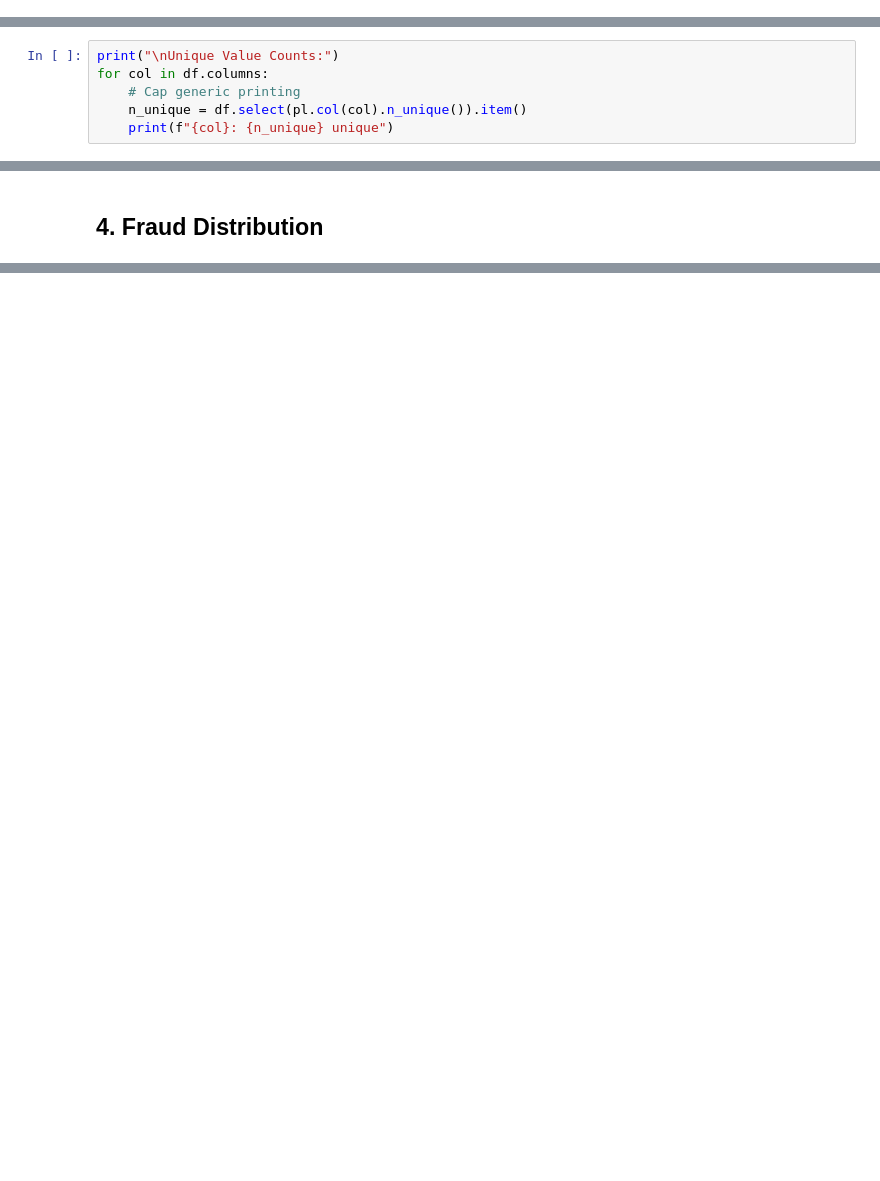
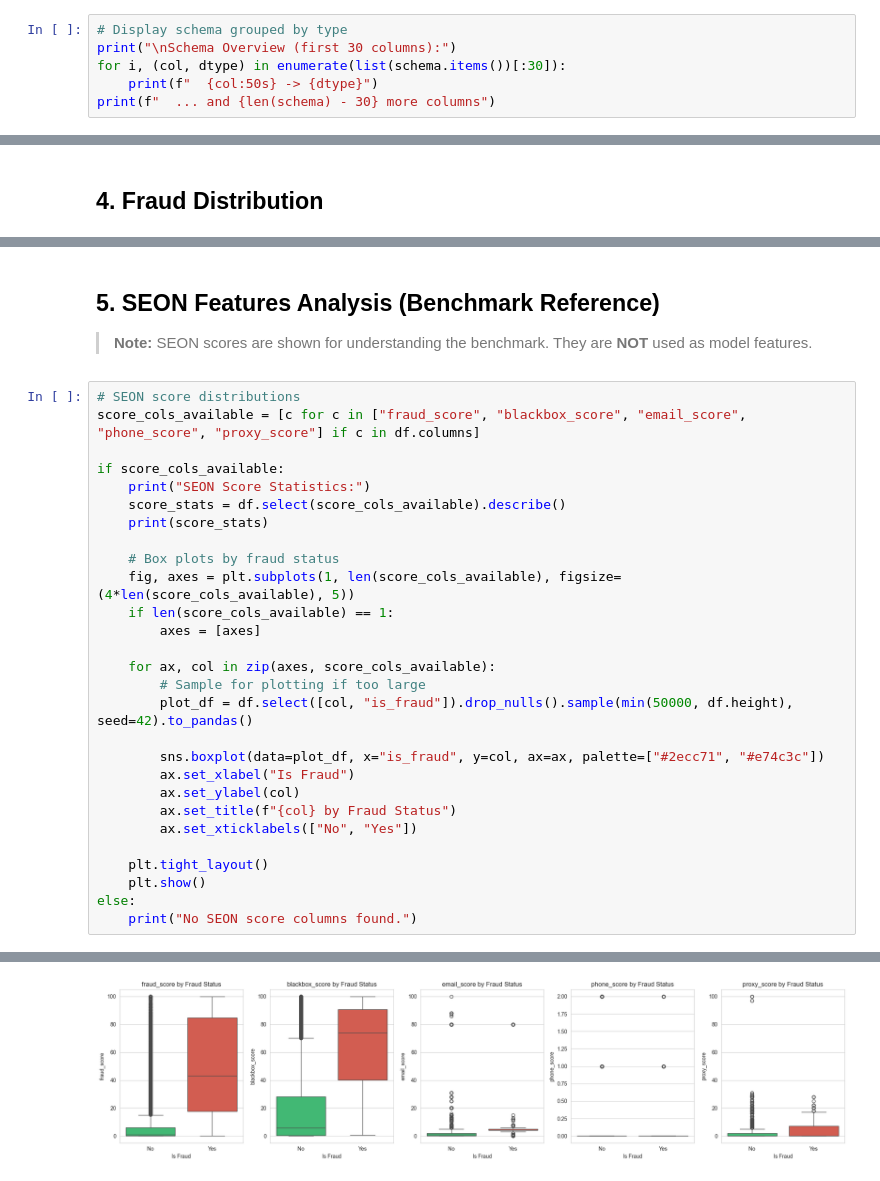
Before and after one commit to dylanngn/ppa-fraud-notebook, a Jupyter notebook: notebooks/01_eda.ipynb, the cells around one changed output, grey strips where cells are left out. Drawn from its saved outputs; the diff is of its cells as text; blank space fills up the shorter version.

```diff
--- a/notebooks/01_eda.ipynb
+++ b/notebooks/01_eda.ipynb
@@ -33,0 +95,6 @@ Schema({'account_created_at': Datetime(time_unit='us', time_zone='UTC'), 'auto_a
+# %%
+# Display schema grouped by type
+print("\nSchema Overview (first 30 columns):")
+for i, (col, dtype) in enumerate(list(schema.items())[:30]):
+    print(f"  {col:50s} -> {dtype}")
+print(f"  ... and {len(schema) - 30} more columns")
@@ -87,6 +204,0 @@ listing.valueAddedServices.bundle: 3742 (1.6%)
-# %%
-print("\nUnique Value Counts:")
-for col in df.columns:
-    # Cap generic printing
-    n_unique = df.select(pl.col(col).n_unique()).item()
-    print(f"{col}: {n_unique} unique")
@@ -183,0 +407,33 @@ Columns matching 'size': 3
+# %% [markdown]
+## 5. SEON Features Analysis (Benchmark Reference)
+
+> **Note:** SEON scores are shown for understanding the benchmark. They are **NOT** used as model features.
+# %%
+# SEON score distributions
+score_cols_available = [c for c in ["fraud_score", "blackbox_score", "email_score", "phone_score", "proxy_score"] if c in df.columns]
+
+if score_cols_available:
+    print("SEON Score Statistics:")
+    score_stats = df.select(score_cols_available).describe()
+    print(score_stats)
+
+    # Box plots by fraud status
+    fig, axes = plt.subplots(1, len(score_cols_available), figsize=(4*len(score_cols_available), 5))
+    if len(score_cols_available) == 1:
+        axes = [axes]
+
+    for ax, col in zip(axes, score_cols_available):
+        # Sample for plotting if too large
+        plot_df = df.select([col, "is_fraud"]).drop_nulls().sample(min(50000, df.height), seed=42).to_pandas()
+
+        sns.boxplot(data=plot_df, x="is_fraud", y=col, ax=ax, palette=["#2ecc71", "#e74c3c"])
+        ax.set_xlabel("Is Fraud")
+        ax.set_ylabel(col)
+        ax.set_title(f"{col} by Fraud Status")
+        ax.set_xticklabels(["No", "Yes"])
+
+    plt.tight_layout()
+    plt.show()
+else:
+    print("No SEON score columns found.")
+# %% [output]
@@ -183,0 +476 @@ Columns matching 'size': 3
+[figure, added]
```
Also changed, not shown: parts of 27 cells of this notebook, 25 other files.
